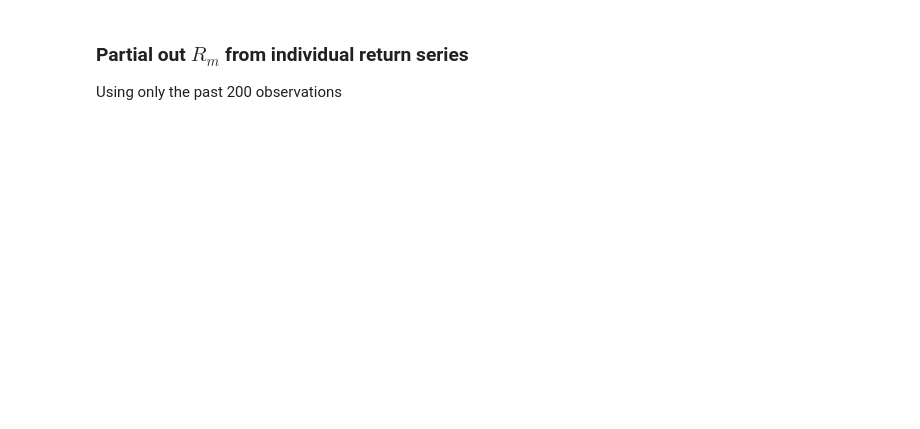
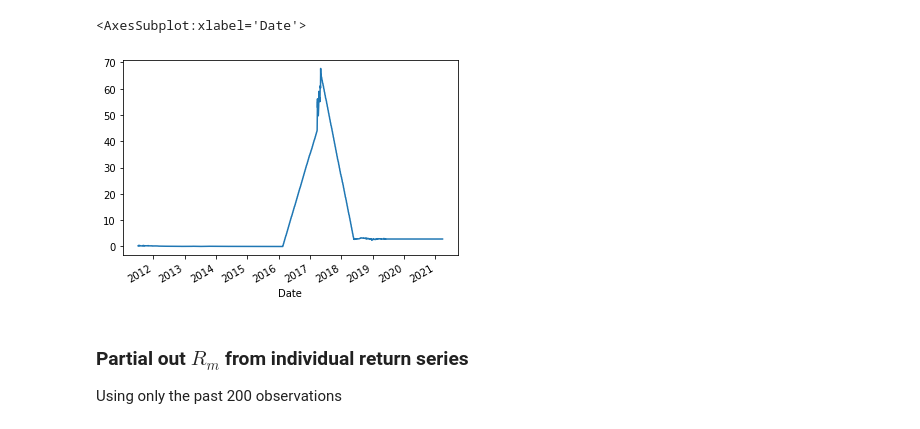
Before and after one commit to HaochengYe/Prediction-BT, a Jupyter notebook: Factorization.ipynb, the cells around one changed output. Drawn from its saved outputs; the diff is of its cells as text; code cells hidden in the pictures; blank space fills up the shorter version.

```diff
--- a/Factorization.ipynb
+++ b/Factorization.ipynb
@@ -28,3 +164,8 @@ train_dta, test_dta = train_test_split(pct_df, test_size=0.01, shuffle=False)
+# %%
+df['AAG_Open'].plot()
+# %% [output]
+<AxesSubplot:xlabel='Date'>
+[figure, added]
 # %% [markdown]
 ### Partial out $R_m$ from individual return series
 Using only the past 200 observations
```
Also changed, not shown: parts of 42 cells of this notebook, 3 other files.
